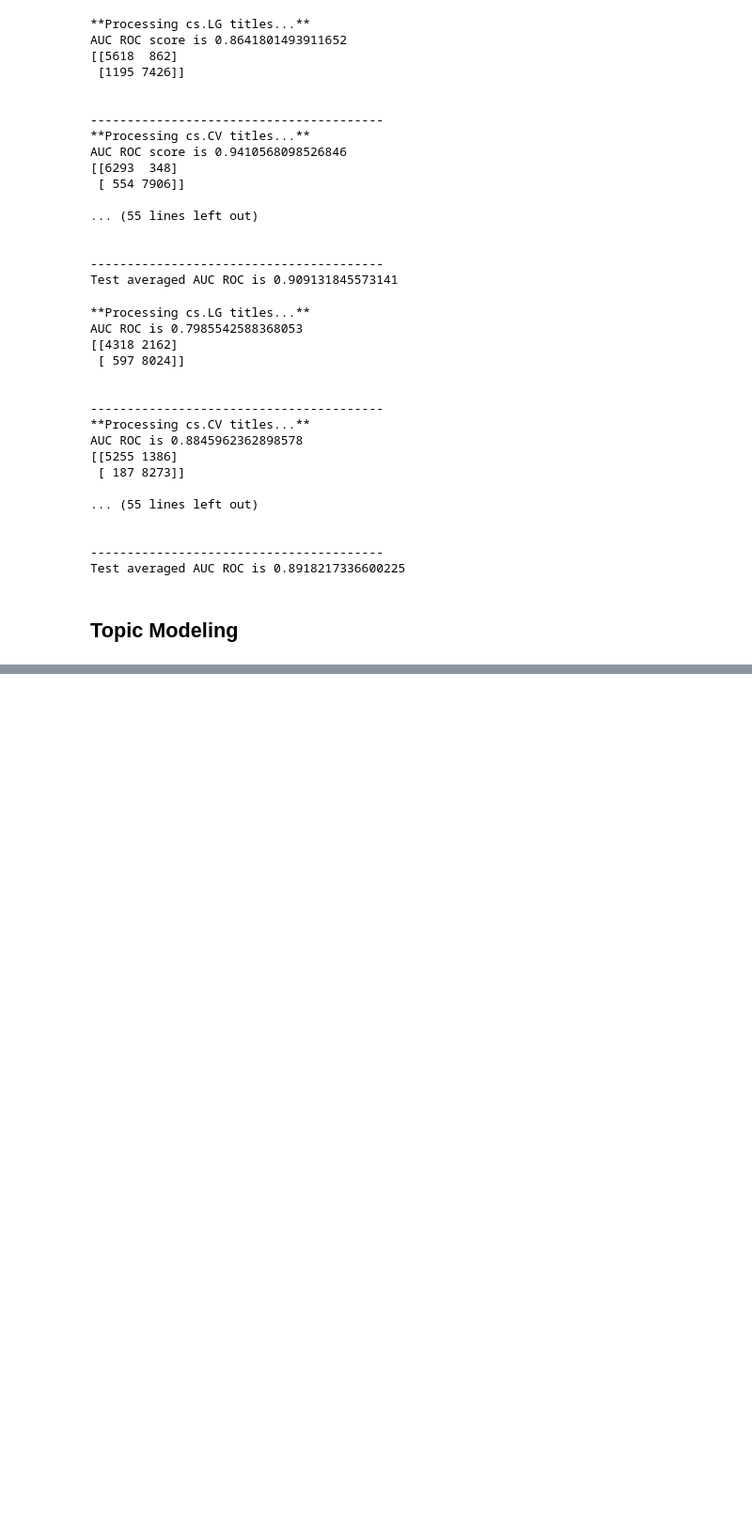
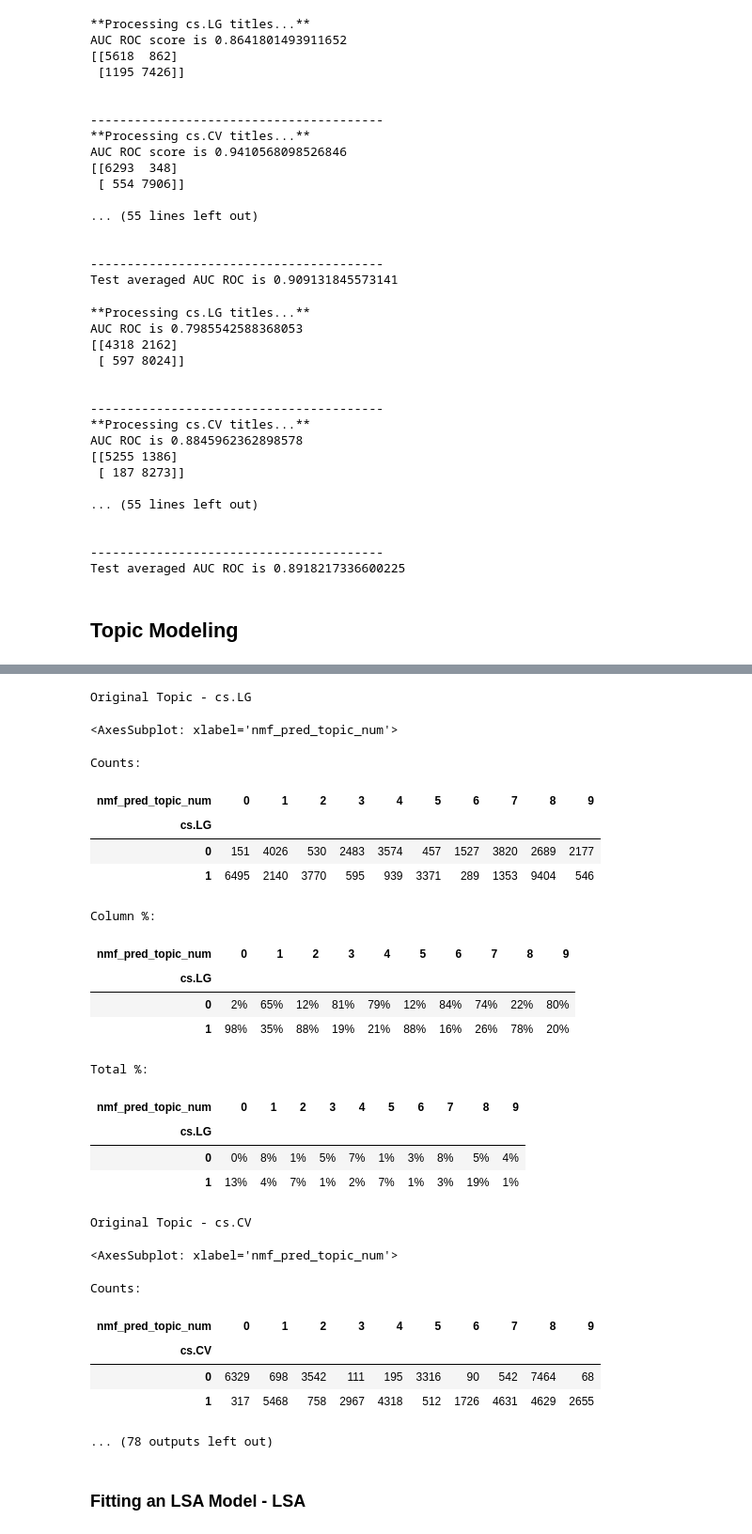
Before and after one commit to ADS-509-01-SP23-Applied-Text-Mining/ADS-509_Final_Project, a Jupyter notebook: ADS-509_Team4-Topic_Modeling_Classification_Model.ipynb, the cells around one changed output, grey strips where cells are left out. Shown at 94% size. Saved outputs shown, nothing was run; the diff lists cells and outputs as text; code cells hidden in the pictures; blank space fills up the shorter version.

```diff
--- a/ADS-509_Team4-Topic_Modeling_Classification_Model.ipynb
+++ b/ADS-509_Team4-Topic_Modeling_Classification_Model.ipynb
@@ -511,0 +540,4 @@ Test averaged AUC ROC is 0.8918217336600225
+# %%
+tfidf_text_vectorizer = TfidfVectorizer(stop_words=list(sw), min_df=5, max_df=0.7)
+tfidf_text_vectors = tfidf_text_vectorizer.fit_transform(df['summaries'])
+print(tfidf_text_vectors.shape)
@@ -511,0 +548,4 @@ Test averaged AUC ROC is 0.8918217336600225
+# %%
+nmf_text_model = NMF(n_components=10, random_state=314)
+W_nmf_text_matrix = nmf_text_model.fit_transform(tfidf_text_vectors)
+H_nmf_text_matrix = nmf_text_model.components_
@@ -511,0 +572,50 @@ Test averaged AUC ROC is 0.8918217336600225
+# %%
+# Evaluate the Categories
+df_new = df.copy()
+
+# Get the top predicted topic
+predicted_topics = [np.argsort(each)[::-1][0] for each in W_nmf_text_matrix]
+
+# Add to the df
+df_new['nmf_pred_topic_num'] = predicted_topics
+
+# Create Crosstab
+for _, col in enumerate(df_new.columns[4:14]):
+    print("Original Topic -", col)
+    chart_df = pd.crosstab(df_new["nmf_pred_topic_num"], df_new[col],  dropna=False)
+    display(chart_df.plot(kind="bar", stacked=True, rot=0))
+    print("Counts:")
+    display(pd.crosstab(df_new[col], df_new["nmf_pred_topic_num"], dropna=False))
+    print("Column %:")
+    display(pd.crosstab(df_new[col], df_new["nmf_pred_topic_num"], dropna=False, normalize='columns').style.format("{:.0%}"))
+    print("Total %:")
+    display(pd.crosstab(df_new[col], df_new["nmf_pred_topic_num"], dropna=False, normalize='all').style.format("{:.0%}"))
+    print('\n')
+# %% [output]
+Original Topic - cs.LG
+<AxesSubplot: xlabel='nmf_pred_topic_num'>
+Counts:
+| nmf_pred_topic_num | 0 | 1 | 2 | 3 | 4 | 5 | 6 | 7 | 8 | 9 |
+| cs.LG |  |  |  |  |  |  |  |  |  |  |
+| 0 | 151 | 4026 | 530 | 2483 | 3574 | 457 | 1527 | 3820 | 2689 | 2177 |
+| 1 | 6495 | 2140 | 3770 | 595 | 939 | 3371 | 289 | 1353 | 9404 | 546 |
+Column %:
+| nmf_pred_topic_num | 0 | 1 | 2 | 3 | 4 | 5 | 6 | 7 | 8 | 9 |
+| cs.LG |  |  |  |  |  |  |  |  |  |  |
+| 0 | 2% | 65% | 12% | 81% | 79% | 12% | 84% | 74% | 22% | 80% |
+| 1 | 98% | 35% | 88% | 19% | 21% | 88% | 16% | 26% | 78% | 20% |
+Total %:
+| nmf_pred_topic_num | 0 | 1 | 2 | 3 | 4 | 5 | 6 | 7 | 8 | 9 |
+| cs.LG |  |  |  |  |  |  |  |  |  |  |
+| 0 | 0% | 8% | 1% | 5% | 7% | 1% | 3% | 8% | 5% | 4% |
+| 1 | 13% | 4% | 7% | 1% | 2% | 7% | 1% | 3% | 19% | 1% |
+Original Topic - cs.CV
+<AxesSubplot: xlabel='nmf_pred_topic_num'>
+Counts:
+| nmf_pred_topic_num | 0 | 1 | 2 | 3 | 4 | 5 | 6 | 7 | 8 | 9 |
+| cs.CV |  |  |  |  |  |  |  |  |  |  |
+| 0 | 6329 | 698 | 3542 | 111 | 195 | 3316 | 90 | 542 | 7464 | 68 |
+| 1 | 317 | 5468 | 758 | 2967 | 4318 | 512 | 1726 | 4631 | 4629 | 2655 |
+... (78 outputs left out)
+# %% [markdown]
+### Fitting an LSA Model - LSA
```
Also changed, not shown: parts of 18 cells of this notebook.
